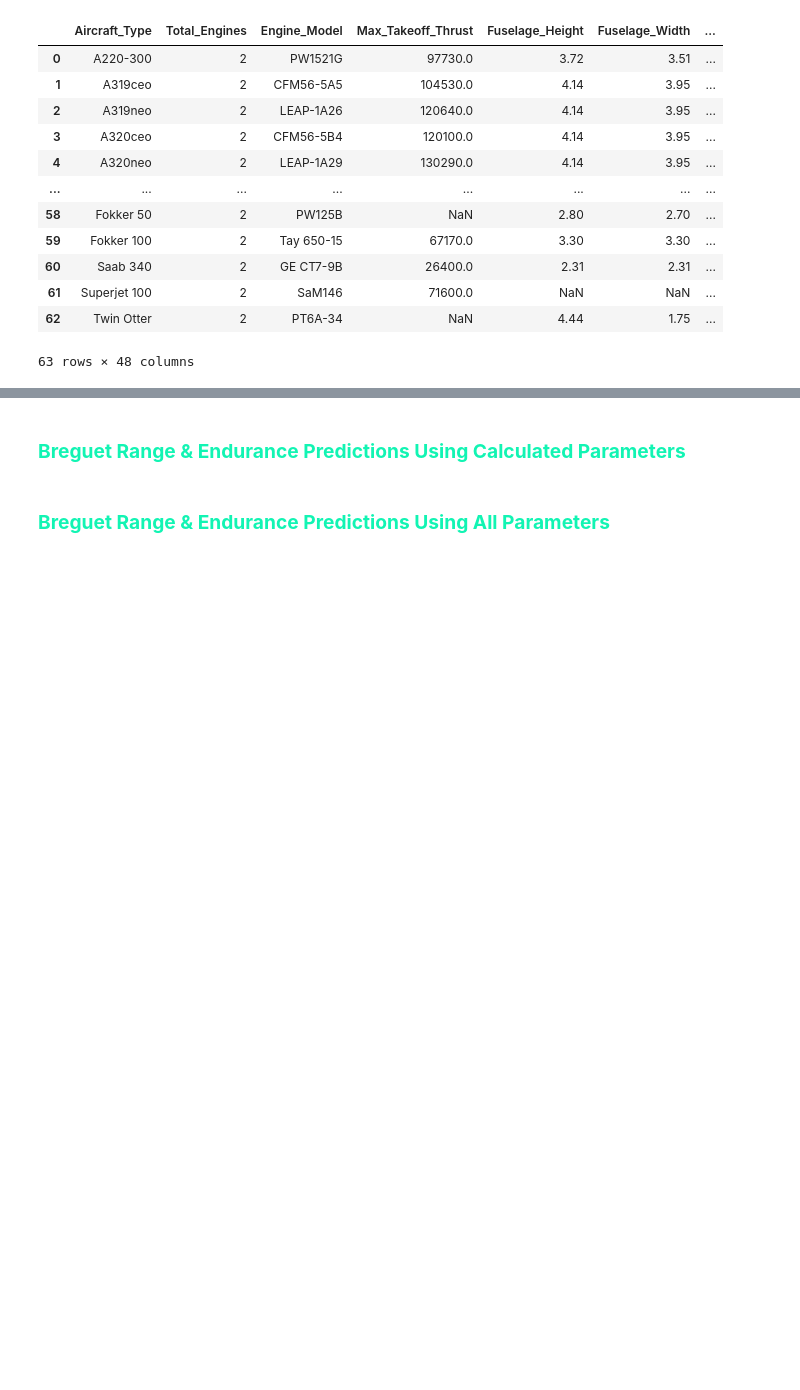
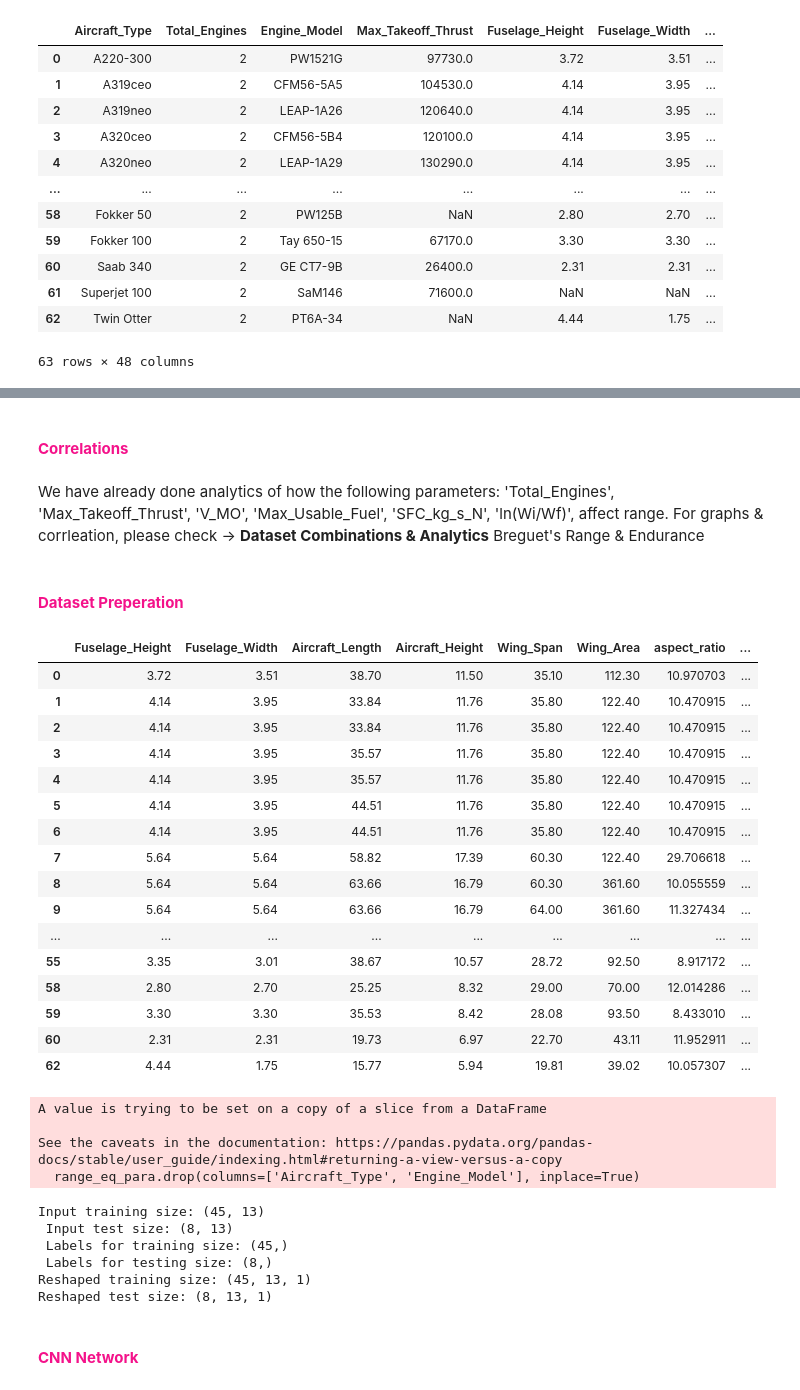
Before and after one commit to stahir01/Master-Thesis, a Jupyter notebook: Master_Thesis_Datasets_NewVersion.ipynb, the cells around one changed output, grey strips where cells are left out. Saved outputs shown, nothing was run; the diff lists cells and outputs as text; code cells hidden in the pictures; blank space fills up the shorter version.

```diff
--- a/Master_Thesis_Datasets_NewVersion.ipynb
+++ b/Master_Thesis_Datasets_NewVersion.ipynb
@@ -3791,0 +3794,5 @@ memory usage: 23.6+ KB
+# %%
+#Calculate the aspect ratio (Wing Span^2 / Wing Area)
+range_eq_para['aspect_ratio'] = range_eq_para['Wing_Span'] ** 2 / range_eq_para['Wing_Area']
+range_eq_para.insert(24, 'aspect_ratio', range_eq_para.pop('aspect_ratio'))
+range_eq_para
@@ -3829,3 +3884,6 @@ range_eq_para
 | 61 | Superjet 100 | 2 | SaM146 | 71600.0 | NaN | NaN | ... |
 | 62 | Twin Otter | 2 | PT6A-34 | NaN | 4.44 | 1.75 | ... |
 63 rows × 48 columns
+# %%
+range_eq_para = range_eq_para[['Aircraft_Type', 'Engine_Model', 'Fuselage_Height', 'Fuselage_Width', 'Aircraft_Length', 'Aircraft_Height', 'Wing_Span', 'Wing_Area', 'aspect_ratio', 'Wing_Taper_Ratio', '1/4_Wing_Sweep', 'Payload_at_Max_Range_m_PLMR', 'V_MO', 'Max_Usable_Fuel', 'ln(Wi/Wf)', 'Max_Range_R_PLMR']]
+range_eq_para
@@ -3831,0 +3904,2 @@ range_eq_para
+# %%
+range_eq_para.dropna(how='any', inplace=True)
@@ -3831,0 +3911,8 @@ range_eq_para
+# %%
+change_datatype = {
+                'Payload_at_Max_Range_m_PLMR': float,
+
+            }
+
+#range_eq_para = preprocess_data(range_eq_para, ['Payload_at_Max_Range_m_PLMR'])
+range_eq_para = change_col_datatypes(range_eq_para, change_datatype)
@@ -3832,4 +3939,48 @@ range_eq_para
 # %% [markdown]
-### <font style="color: #12F4B3;"> <strong>Breguet Range & Endurance Predictions Using Calculated Parameters</strong></font>
+#### <font style="color: #F4128A;"> <strong>Correlations</strong></font>
+# %% [markdown]
+<P> We have already done analytics of how  the following parameters: 'Total_Engines', 'Max_Takeoff_Thrust', 'V_MO', 'Max_Usable_Fuel', 'SFC_kg_s_N', 'ln(Wi/Wf)', affect range. For graphs & corrleation, please  check -> <b>Dataset Combinations & Analytics</b> <b ->  </b> Breguet's Range & Endurance</p>
 # %% [markdown]
-### <font style="color: #12F4B3;"> <strong>Breguet Range & Endurance Predictions Using All Parameters</strong></font>
+#### <font style="color: #F4128A;"> <strong>Dataset Preperation</strong></font>
+# %%
+range_eq_para
+# %% [output]
+|  | Fuselage_Height | Fuselage_Width | Aircraft_Length | Aircraft_Height | Wing_Span | Wing_Area | aspect_ratio | ... |
+| 0 | 3.72 | 3.51 | 38.70 | 11.50 | 35.10 | 112.30 | 10.970703 | ... |
+| 1 | 4.14 | 3.95 | 33.84 | 11.76 | 35.80 | 122.40 | 10.470915 | ... |
+| 2 | 4.14 | 3.95 | 33.84 | 11.76 | 35.80 | 122.40 | 10.470915 | ... |
+| 3 | 4.14 | 3.95 | 35.57 | 11.76 | 35.80 | 122.40 | 10.470915 | ... |
+| 4 | 4.14 | 3.95 | 35.57 | 11.76 | 35.80 | 122.40 | 10.470915 | ... |
+| 5 | 4.14 | 3.95 | 44.51 | 11.76 | 35.80 | 122.40 | 10.470915 | ... |
+| 6 | 4.14 | 3.95 | 44.51 | 11.76 | 35.80 | 122.40 | 10.470915 | ... |
+| 7 | 5.64 | 5.64 | 58.82 | 17.39 | 60.30 | 122.40 | 29.706618 | ... |
+| 8 | 5.64 | 5.64 | 63.66 | 16.79 | 60.30 | 361.60 | 10.055559 | ... |
+| 9 | 5.64 | 5.64 | 63.66 | 16.79 | 64.00 | 361.60 | 11.327434 | ... |
+| ... | ... | ... | ... | ... | ... | ... | ... | ... |
+| 55 | 3.35 | 3.01 | 38.67 | 10.57 | 28.72 | 92.50 | 8.917172 | ... |
+| 58 | 2.80 | 2.70 | 25.25 | 8.32 | 29.00 | 70.00 | 12.014286 | ... |
+| 59 | 3.30 | 3.30 | 35.53 | 8.42 | 28.08 | 93.50 | 8.433010 | ... |
+| 60 | 2.31 | 2.31 | 19.73 | 6.97 | 22.70 | 43.11 | 11.952911 | ... |
+| 62 | 4.44 | 1.75 | 15.77 | 5.94 | 19.81 | 39.02 | 10.057307 | ... |
+# %%
+range_eq_para_aircraft_type = range_eq_para[['Aircraft_Type', 'Engine_Model']]
+range_eq_para.drop(columns=['Aircraft_Type', 'Engine_Model'], inplace=True)
+# %% [output]
+A value is trying to be set on a copy of a slice from a DataFrame
+
+See the caveats in the documentation: https://pandas.pydata.org/pandas-docs/stable/user_guide/indexing.html#returning-a-view-versus-a-copy
+  range_eq_para.drop(columns=['Aircraft_Type', 'Engine_Model'], inplace=True)
+# %%
+features = ['Fuselage_Height', 'Fuselage_Width', 'Aircraft_Length', 'Aircraft_Height', 'Wing_Span',	'Wing_Area', 'aspect_ratio', 'Wing_Taper_Ratio', '1/4_Wing_Sweep', 'Payload_at_Max_Range_m_PLMR', 'V_MO', 'Max_Usable_Fuel', 'ln(Wi/Wf)']
+target = 'Max_Range_R_PLMR'
+
+X_train, X_test, y_train, y_test, x_scalar_value, y_scalar_value = prep_model_data(range_eq_para, features, target, 0.15, 42, model_type='cnn')
+# %% [output]
+Input training size: (45, 13)
+ Input test size: (8, 13)
+ Labels for training size: (45,)
+ Labels for testing size: (8,)
+Reshaped training size: (45, 13, 1)
+Reshaped test size: (8, 13, 1)
+# %% [markdown]
+#### <font style="color: #F4128A;"> <strong>CNN Network</strong></font>
```
Also changed, not shown: parts of 13 cells of this notebook.
